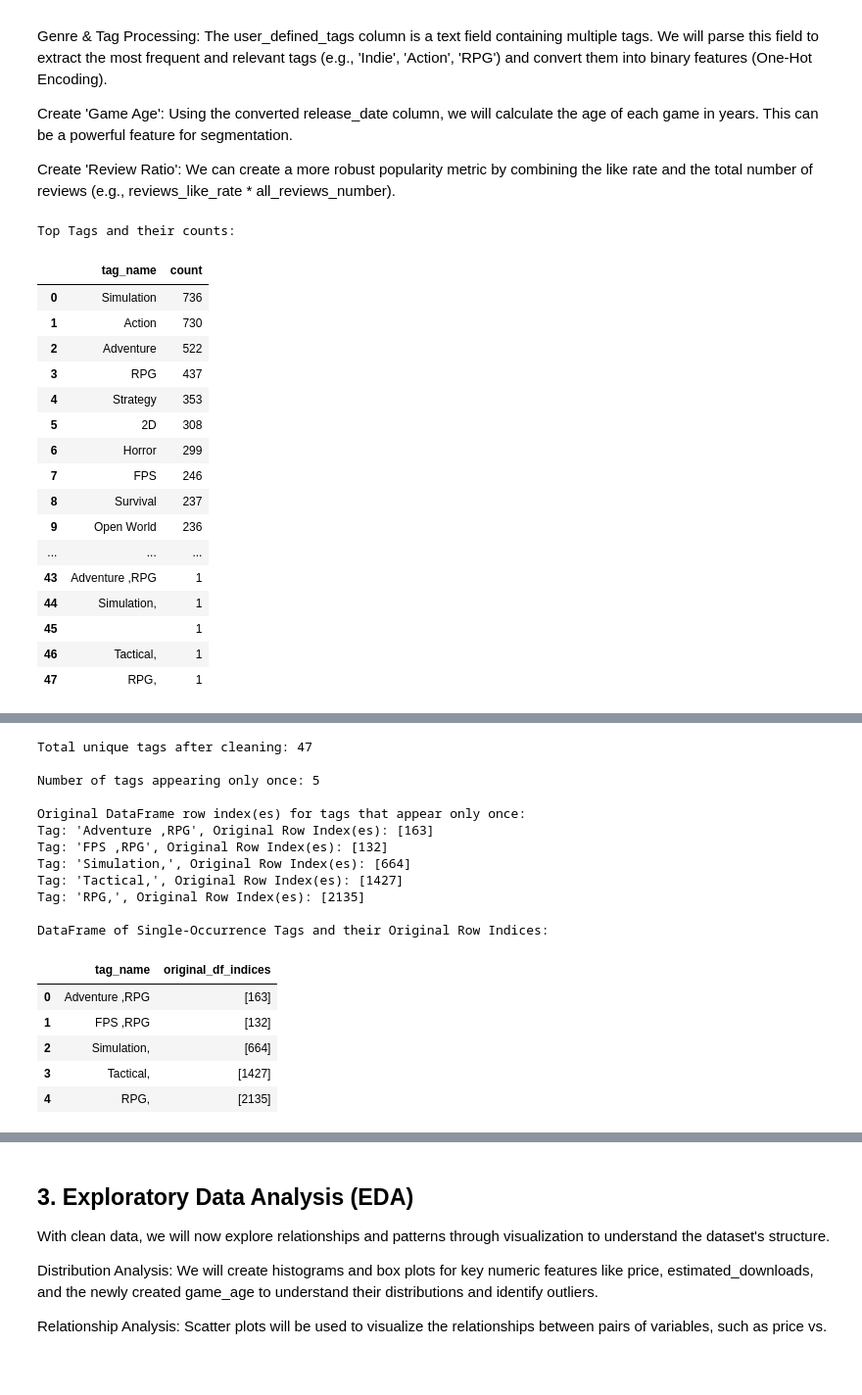
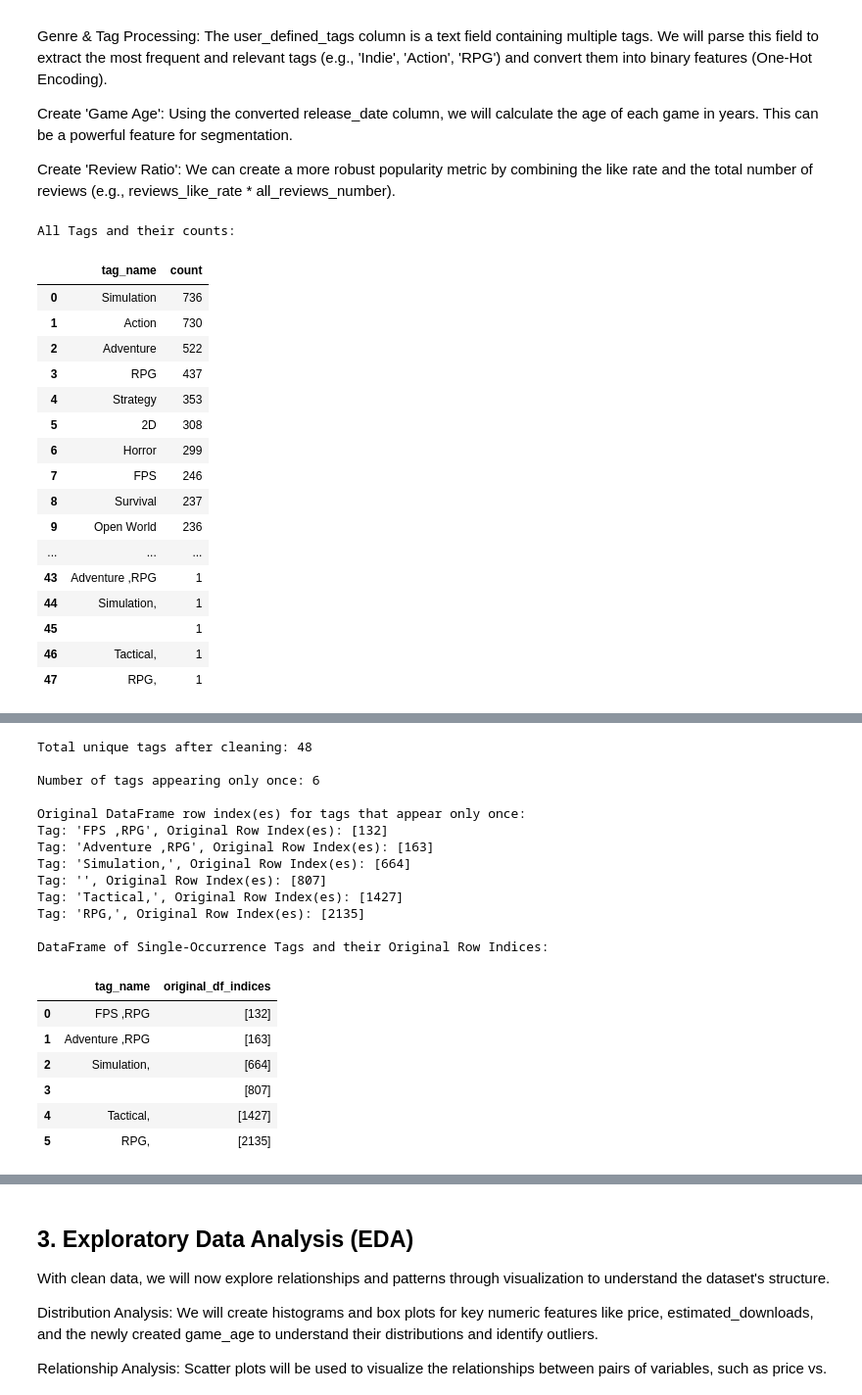
Before and after one commit to nuwanwixx/MDSAI25_ADM_MiniProject, a Jupyter notebook: besSelling_steam_games_analysis.ipynb, the cells around one changed output, grey strips where cells are left out. Shown at 98% size. Saved outputs shown, nothing was run; the diff lists cells and outputs as text; code cells hidden in the pictures; blank space fills up the shorter version.

Commit message:
data cleaning done, introuced new feature columns

```diff
--- a/besSelling_steam_games_analysis.ipynb
+++ b/besSelling_steam_games_analysis.ipynb
@@ -157,17 +157,17 @@ Create 'Review Ratio': We can create a more robust popularity metric by combinin
 # Genre & Tag Processing: Extract and One-Hot Encode the most frequent tags
 # First, get all unique tags
 all_tags = df['user_defined_tags'].str.split(', ').explode()
-# Get the most frequent tags (e.g., top 20, you can adjust this number)
+# Get all tags
 top_tags = all_tags.value_counts().index.tolist()
 
 ## print top_tags with count
-print("Top Tags and their counts:")
+print("All Tags and their counts:")
 tag_counts = all_tags.value_counts()
 most_frequent_tags = list(tag_counts.items())
 tag_freq_df = pd.DataFrame(most_frequent_tags, columns=['tag_name', 'count'])
 display(tag_freq_df)
 # %% [output]
-Top Tags and their counts:
+All Tags and their counts:
 |  | tag_name | count |
 | 0 | Simulation | 736 |
 | 1 | Action | 730 |
@@ -196,8 +196,8 @@ exploded_tags_df = df['user_defined_tags'].str.split(', ').explode().to_frame(na
 exploded_tags_df['original_df_index'] = exploded_tags_df.index
 
 # Clean up tags: strip leading/trailing whitespace and remove any empty strings
-exploded_tags_df['tag_name'] = exploded_tags_df['tag_name'].str.strip()
-exploded_tags_df = exploded_tags_df[exploded_tags_df['tag_name'] != '']
+# exploded_tags_df['tag_name'] = exploded_tags_df['tag_name'].str.strip()
+# exploded_tags_df = exploded_tags_df[exploded_tags_df['tag_name'] != '']
 
 # Get the occurrence count for each unique tag from the cleaned list
 tag_counts = exploded_tags_df['tag_name'].value_counts()
@@ -216,40 +216,42 @@ single_tag_records = {}
 # Iterate through the single occurrence tags and find their original DataFrame row indices
 for tag in single_occurrence_tags:
     # Find all entries in the exploded DataFrame that match this tag
     # and get their unique original DataFrame indices
     original_indices = exploded_tags_df[exploded_tags_df['tag_name'] == tag]['original_df_index'].unique().tolist()
     single_tag_records[tag] = original_indices
 
 print("\nOriginal DataFrame row index(es) for tags that appear only once:")
 for tag, indices in single_tag_records.items():
     # Print the tag and its corresponding original DataFrame row indices
     print(f"Tag: '{tag}', Original Row Index(es): {indices}")
 
 # Create a DataFrame from the single_tag_records for better viewing
 single_tag_records_df = pd.DataFrame([
     {'tag_name': tag, 'original_df_indices': indices}
     for tag, indices in single_tag_records.items()
 ])
 print("\nDataFrame of Single-Occurrence Tags and their Original Row Indices:")
 display(single_tag_records_df)
 # %% [output]
-Total unique tags after cleaning: 47
+Total unique tags after cleaning: 48
 
-Number of tags appearing only once: 5
+Number of tags appearing only once: 6
 
 Original DataFrame row index(es) for tags that appear only once:
+Tag: 'FPS ,RPG', Original Row Index(es): [132]
 Tag: 'Adventure ,RPG', Original Row Index(es): [163]
-Tag: 'FPS ,RPG', Original Row Index(es): [132]
 Tag: 'Simulation,', Original Row Index(es): [664]
+Tag: '', Original Row Index(es): [807]
 Tag: 'Tactical,', Original Row Index(es): [1427]
 Tag: 'RPG,', Original Row Index(es): [2135]
 
 DataFrame of Single-Occurrence Tags and their Original Row Indices:
 |  | tag_name | original_df_indices |
-| 0 | Adventure ,RPG | [163] |
-| 1 | FPS ,RPG | [132] |
+| 0 | FPS ,RPG | [132] |
+| 1 | Adventure ,RPG | [163] |
 | 2 | Simulation, | [664] |
-| 3 | Tactical, | [1427] |
-| 4 | RPG, | [2135] |
+| 3 |  | [807] |
+| 4 | Tactical, | [1427] |
+| 5 | RPG, | [2135] |
 # %%
 # indices_to_check add the indeces from original_df_indices
```
Also changed, not shown: parts of 14 cells of this notebook.
